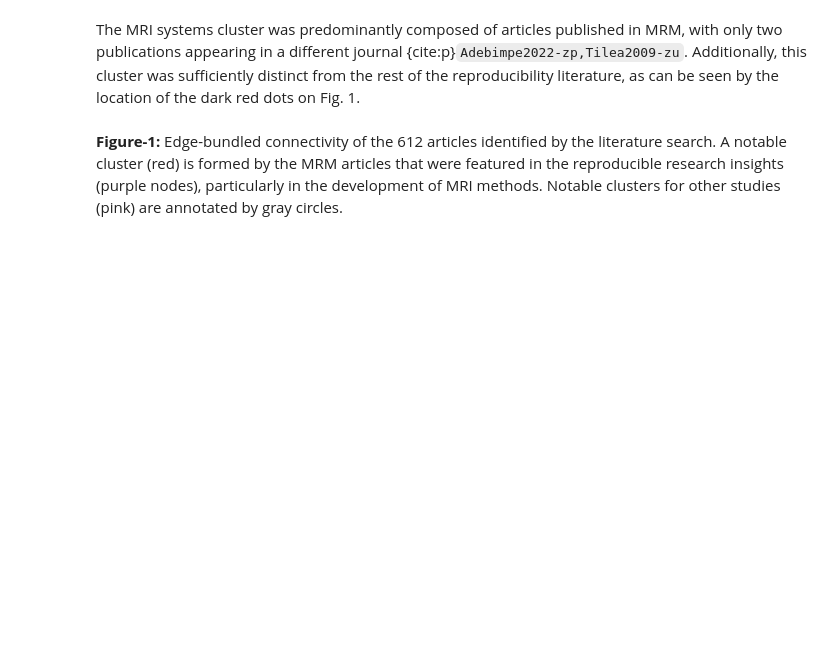
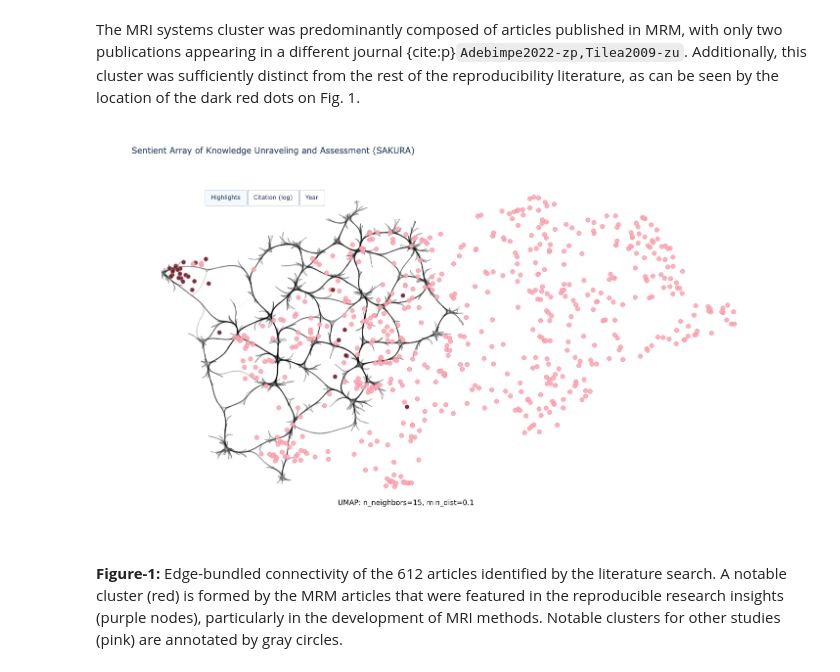
Before and after one commit to agahkarakuzu/mriscope, a Jupyter notebook: content/literature_overview.ipynb, the cells around one changed output. Cells and saved outputs as stored; diff of their text form; code cells hidden in the pictures; blank space fills up the shorter version.

```diff
--- a/content/literature_overview.ipynb
+++ b/content/literature_overview.ipynb
@@ -369,33 +388,36 @@ plotly_logo = base64.b64encode(open(os.path.join('umap_bg.png'), 'rb').read())
 fig.update_layout(
     images=[dict(
         source='embedded-picture'.format(plotly_logo.decode()),
         xref="paper",
         yref="paper",
         x=0.03,  # Start from the left edge
         y=0.978,  # Start from the top edge
         sizex=1,  # Stretch to full width
         sizey=1,  # Stretch to full height
         xanchor="left",
         yanchor="top",
         layer="below"
     )]
 )
 
 
 fig.update_layout(yaxis={'visible': False, 'showticklabels': False})
 fig.update_layout(xaxis={'visible': False, 'showticklabels': False})
 
 fig.update_layout(
     title='Sentient Array of Knowledge Unraveling and Assessment (SAKURA)',
     hovermode='closest',
+    autosize=True,
     width=850,
     height=850,
     paper_bgcolor = "white",
     plot_bgcolor = "white"
 )
 
 
 fig.show()
+# %% [output]
+[figure, added]
 # %% [markdown]
 **Figure-1:** Edge-bundled connectivity of the 612 articles identified by the literature search. A notable cluster (red) is formed by the MRM articles that were featured in the reproducible research insights (purple nodes), particularly in the development of MRI methods. Notable clusters for other studies (pink) are annotated by gray circles.
 # %%
```
Also changed, not shown: parts of 3 cells of this notebook.
